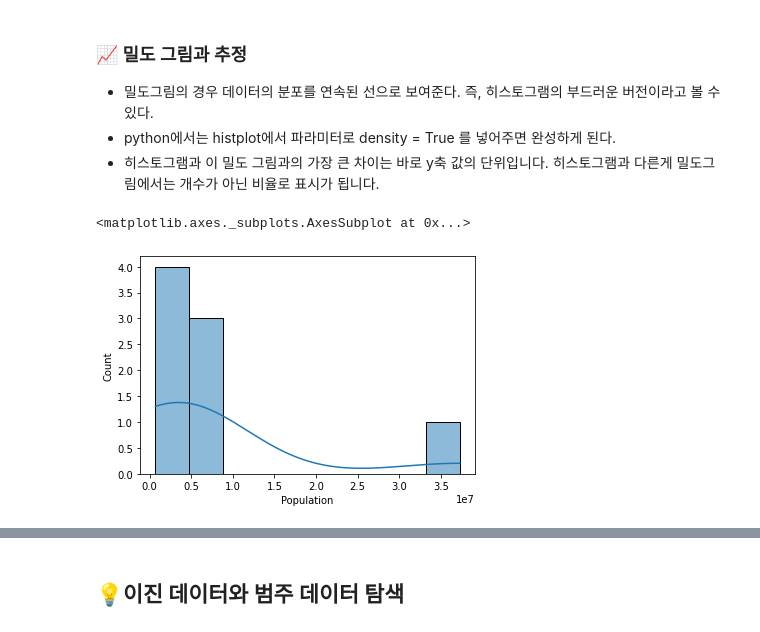
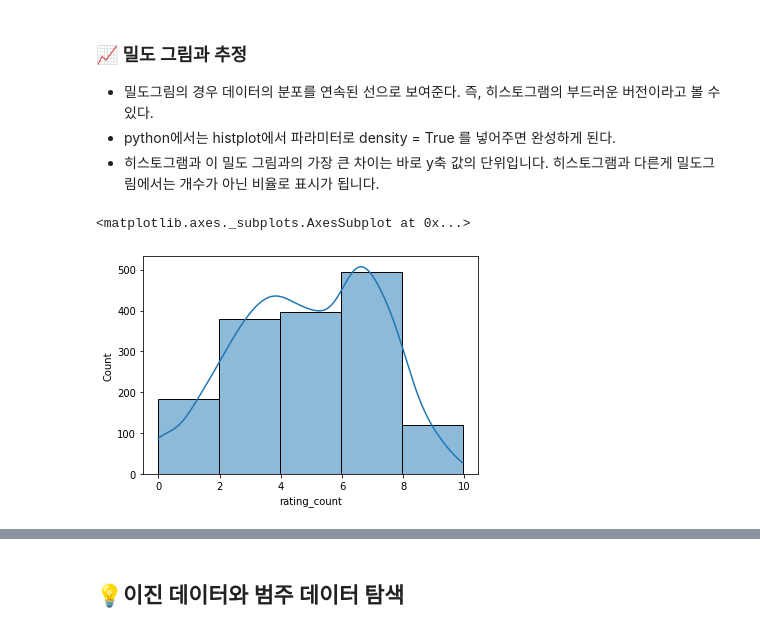
Before and after one commit to ljs7463/Basic_statistic, a Jupyter notebook: 임정석/Statistics_Basic_(1).ipynb, the cells around one changed output, grey strips where cells are left out. Saved outputs shown, nothing was run; the diff lists cells and outputs as text; code cells hidden in the pictures.

```diff
--- a/임정석/Statistics_Basic_(1).ipynb
+++ b/임정석/Statistics_Basic_(1).ipynb
@@ -310,11 +311,19 @@ state['Population'].quantile(0.75) - state['Population'].quantile(0.25)
 - quantile을 통해 쉽게 사분위수를 구할 수 있다.
 # %%
+# 백분위 수
+
+# 데이터로드
 import pandas as pd
-num = pd.Series([2, 3, 4, 5, 6, 7])
+df = pd.read_csv('Raw_data.csv')
 
-Q1 = num.quantile(.25) # Q1의 값
-Q2 = num.quantile(.50) # Q2의 값
-Q3 = num.quantile(.75) # Q3의 값
+# 예시에 사용할 컬럼 지정
+rating = df['rating_count']
+
+# 백분위수 지정(25%, 50%, 75%)
+Q1 = rating.quantile(.25) # Q1의 값
+Q2 = rating.quantile(.50) # Q2의 값
+Q3 = rating.quantile(.75) # Q3의 값
+
 print('Q1: ',Q1)
 print('Q2: ',Q2)
 print('Q3: ',Q3)
@@ -324,0 +334,13 @@ Q3:  5.75
+# %%
+# boxplot -> 백분위수를 이용하여 데이터 분산을 시각화 하는 방법
+
+import seaborn as sns
+import matplotlib.pyplot as plt
+import numpy as np
+# 스케일변환
+df['rating_count'] = np.log1p(df['rating_count'])
+
+# boxplot
+ax = sns.boxplot(df['rating_count'])
+ax.set_ylabel('rating_count')
+plt.show()
@@ -392,7 +409,7 @@ sns.histplot(state['Population'],bins = 9)
 - 히스토그램과 이 밀도 그림과의 가장 큰 차이는 바로 y축 값의 단위입니다. 히스토그램과 다른게 밀도그림에서는 개수가 아닌 비율로 표시가 됩니다.
 # %%
 import seaborn as sns
-sns.histplot(state['Population'],bins = 9, kde = True)
+sns.histplot(df['rating_count'],bins = 5, kde = True)
 # %% [output]
 <matplotlib.axes._subplots.AxesSubplot at 0x...>
-[figure, old version]
+[figure, new version]
```
Also changed, not shown: parts of 16 cells of this notebook.
